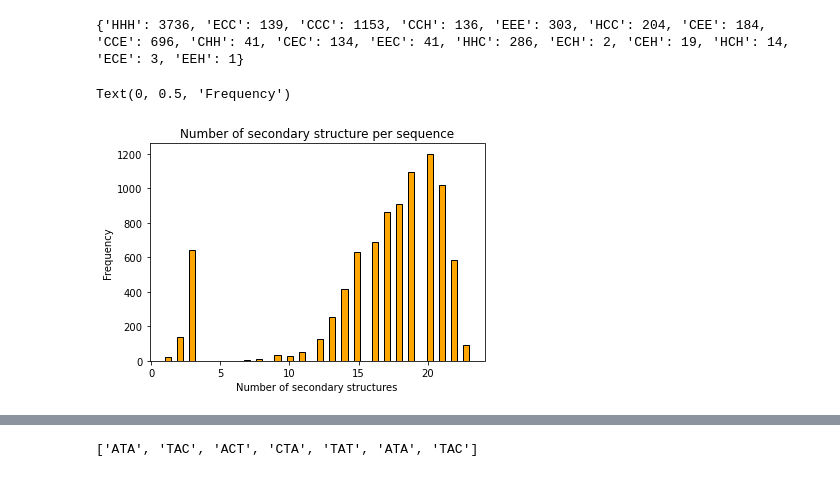
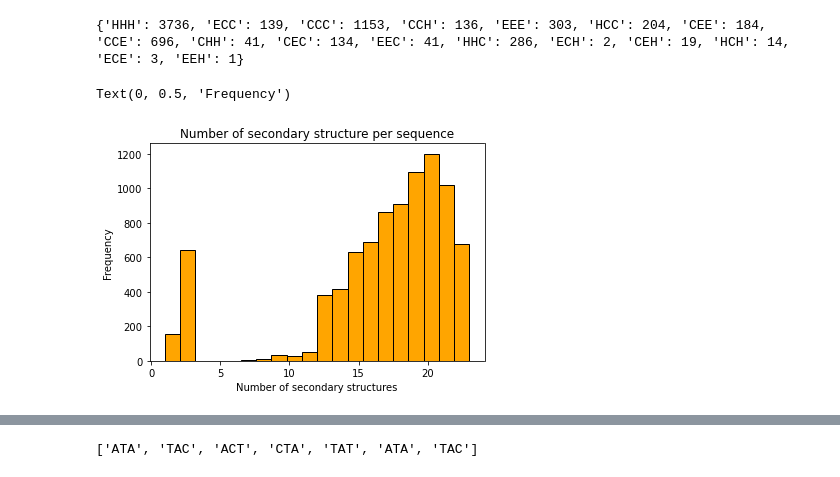
Before and after one commit to Dreycey/DebruijnExtend, a Jupyter notebook: src/py_notebooks/AnalyticsNotebook.ipynb, the cells around one changed output, grey strips where cells are left out. Saved outputs shown, nothing was run; the diff lists cells and outputs as text; code cells hidden in the pictures.

```diff
--- a/src/py_notebooks/AnalyticsNotebook.ipynb
+++ b/src/py_notebooks/AnalyticsNotebook.ipynb
@@ -5,5 +6,5 @@ import math
 # %%
-prothash = pickle.load( open("../prot_hashtables/prothashtable_k3.p", "rb") )
+prothash = pickle.load( open("../../prot_hashtables/prothashtable_k3.p", "rb") )
 # %%
 print(prothash['MQK'])
 # %% [output]
@@ -16,11 +17,11 @@ for key, value in prothash.items():
     #print(len(value))
     #print(key, value)
 # %%
-plt.hist(countvec, bins=50, color="orange", edgecolor="black")
+plt.hist(countvec, bins=20, color="orange", edgecolor="black")
 plt.title("Number of secondary structure per sequence")
 plt.xlabel("Number of secondary structures")
 plt.ylabel("Frequency")
 # %% [output]
 Text(0, 0.5, 'Frequency')
-[figure, old version]
+[figure, new version]
 # %%
```
Also changed, not shown: parts of 3 cells of this notebook, 5 other files.
